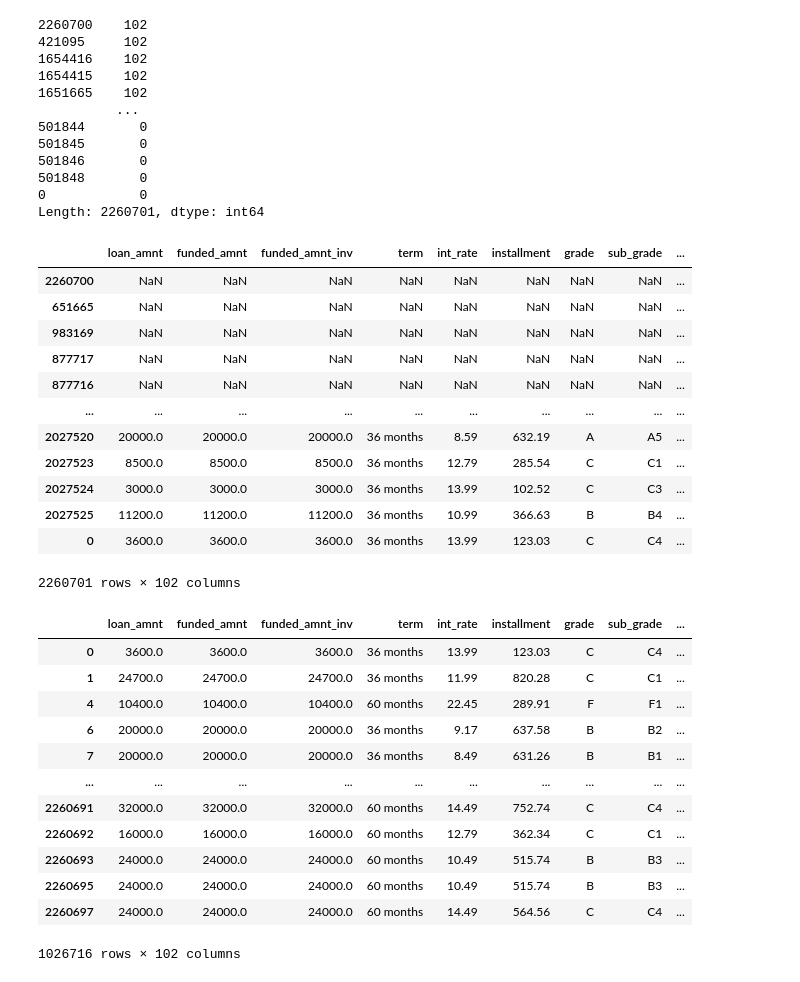
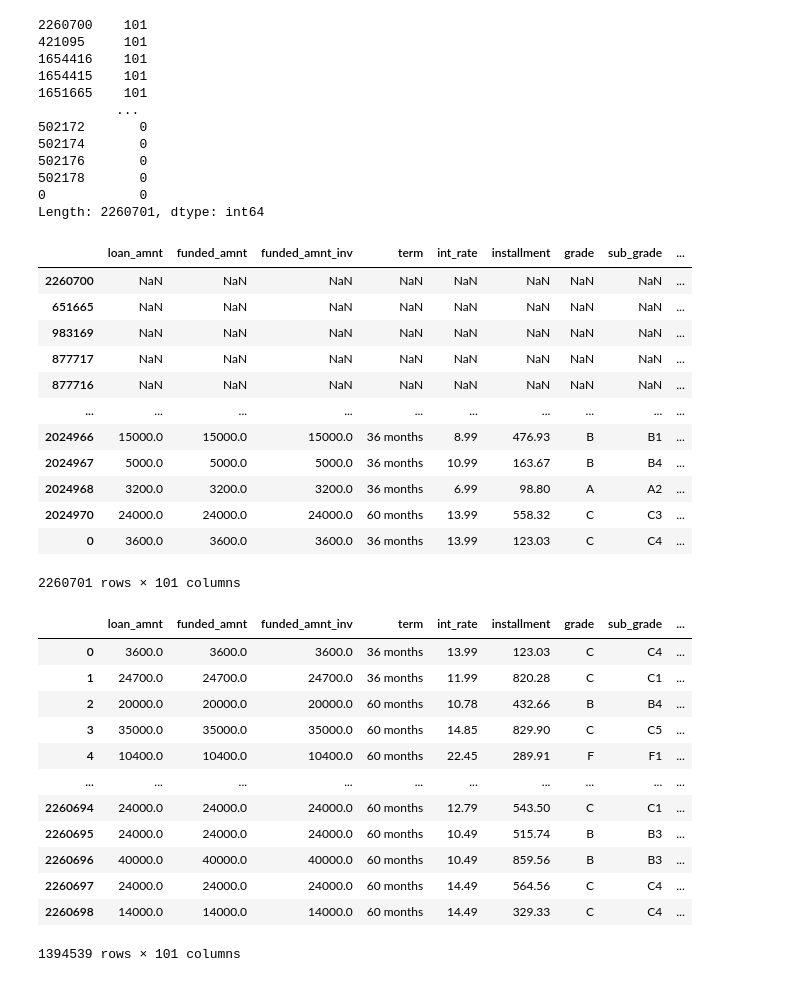
Before and after one commit to Zach-schwark/Honours-Research, a Jupyter notebook: Data/data_preprocessing.ipynb, the cells around one changed output. Drawn from its saved outputs; the diff is of its cells as text; code cells hidden in the pictures.

Commit message:
-remove loan_status=current -add rows where missing values less than 12

```diff
--- a/Data/data_preprocessing.ipynb
+++ b/Data/data_preprocessing.ipynb
@@ -11,7 +11,7 @@ data = data.drop(['id', 'member_id', 'settlement_term','settlement_percentage',
            'hardship_loan_status', 'hardship_dpd', 'hardship_length','payment_plan_start_date','hardship_end_date', 'hardship_start_date', 'hardship_amount', 'deferral_term', 'hardship_status', 'hardship_reason', 'hardship_type',
            'sec_app_mths_since_last_major_derog', 'sec_app_collections_12_mths_ex_med', 'sec_app_chargeoff_within_12_mths', 'sec_app_num_rev_accts', 'sec_app_open_act_il', 'sec_app_revol_util', 'sec_app_open_acc', 'sec_app_mort_acc',
            'sec_app_inq_last_6mths', 'sec_app_earliest_cr_line', 'sec_app_fico_range_high', 'sec_app_fico_range_low', 'verification_status_joint', 'dti_joint', 'annual_inc_joint', 'desc', 'url', 'revol_bal_joint','mths_since_last_record', 'mths_since_recent_bc_dlq', 'mths_since_last_major_derog', 'mths_since_recent_revol_delinq', 'next_pymnt_d',
-           'il_util', 'mths_since_rcnt_il','mths_since_last_delinq', 'zip_code' ], axis=1)
+           'il_util', 'mths_since_rcnt_il','mths_since_last_delinq', 'zip_code', 'last_pymnt_d' ], axis=1)
 
 #data = data.dropna()
 #data
@@ -25,6 +25,9 @@ data = data.drop(['id', 'member_id', 'settlement_term','settlement_percentage',
 
 # i removed zip codes since i couldnt categorize or group areas toghether, since the zip codes were obscured/sensored / hidden the original value
 
+# i removed 'last_payment_d' as i dont this its necessary and since iit would mostly apply to rows where loan status = current
+
+
 # idk what 'il_util' is but i removed it
 data.convert_dtypes()
 data.dtypes
@@ -100,16 +103,16 @@ sorted_df_rows = data.loc[missing_counts_rows.sort_values(ascending=False).index
 display(missing_counts_rows)
 display(sorted_df_rows)
 # %% [output]
-2260700    102
-421095     102
-1654416    102
-1654415    102
-1651665    102
+2260700    101
+421095     101
+1654416    101
+1654415    101
+1651665    101
           ...
-501844       0
-501845       0
-501846       0
-501848       0
+502172       0
+502174       0
+502176       0
+502178       0
 0            0
 Length: 2260701, dtype: int64
 |  | loan_amnt | funded_amnt | funded_amnt_inv | term | int_rate | installment | grade | sub_grade | ... |
@@ -119,29 +122,29 @@ Length: 2260701, dtype: int64
 | 877717 | NaN | NaN | NaN | NaN | NaN | NaN | NaN | NaN | ... |
 | 877716 | NaN | NaN | NaN | NaN | NaN | NaN | NaN | NaN | ... |
 | ... | ... | ... | ... | ... | ... | ... | ... | ... | ... |
-| 2027520 | 20000.0 | 20000.0 | 20000.0 | 36 months | 8.59 | 632.19 | A | A5 | ... |
-| 2027523 | 8500.0 | 8500.0 | 8500.0 | 36 months | 12.79 | 285.54 | C | C1 | ... |
-| 2027524 | 3000.0 | 3000.0 | 3000.0 | 36 months | 13.99 | 102.52 | C | C3 | ... |
-| 2027525 | 11200.0 | 11200.0 | 11200.0 | 36 months | 10.99 | 366.63 | B | B4 | ... |
+| 2024966 | 15000.0 | 15000.0 | 15000.0 | 36 months | 8.99 | 476.93 | B | B1 | ... |
+| 2024967 | 5000.0 | 5000.0 | 5000.0 | 36 months | 10.99 | 163.67 | B | B4 | ... |
+| 2024968 | 3200.0 | 3200.0 | 3200.0 | 36 months | 6.99 | 98.80 | A | A2 | ... |
+| 2024970 | 24000.0 | 24000.0 | 24000.0 | 60 months | 13.99 | 558.32 | C | C3 | ... |
 | 0 | 3600.0 | 3600.0 | 3600.0 | 36 months | 13.99 | 123.03 | C | C4 | ... |
-2260701 rows × 102 columns
+2260701 rows × 101 columns
 # %%
-data_droppedna = data.dropna()
+data_droppedna = data.dropna(thresh=90)
 display(data_droppedna)
 # %% [output]
 |  | loan_amnt | funded_amnt | funded_amnt_inv | term | int_rate | installment | grade | sub_grade | ... |
 | 0 | 3600.0 | 3600.0 | 3600.0 | 36 months | 13.99 | 123.03 | C | C4 | ... |
 | 1 | 24700.0 | 24700.0 | 24700.0 | 36 months | 11.99 | 820.28 | C | C1 | ... |
+| 2 | 20000.0 | 20000.0 | 20000.0 | 60 months | 10.78 | 432.66 | B | B4 | ... |
+| 3 | 35000.0 | 35000.0 | 35000.0 | 60 months | 14.85 | 829.90 | C | C5 | ... |
 | 4 | 10400.0 | 10400.0 | 10400.0 | 60 months | 22.45 | 289.91 | F | F1 | ... |
-| 6 | 20000.0 | 20000.0 | 20000.0 | 36 months | 9.17 | 637.58 | B | B2 | ... |
-| 7 | 20000.0 | 20000.0 | 20000.0 | 36 months | 8.49 | 631.26 | B | B1 | ... |
 | ... | ... | ... | ... | ... | ... | ... | ... | ... | ... |
-| 2260691 | 32000.0 | 32000.0 | 32000.0 | 60 months | 14.49 | 752.74 | C | C4 | ... |
-| 2260692 | 16000.0 | 16000.0 | 16000.0 | 60 months | 12.79 | 362.34 | C | C1 | ... |
-| 2260693 | 24000.0 | 24000.0 | 24000.0 | 60 months | 10.49 | 515.74 | B | B3 | ... |
+| 2260694 | 24000.0 | 24000.0 | 24000.0 | 60 months | 12.79 | 543.50 | C | C1 | ... |
 | 2260695 | 24000.0 | 24000.0 | 24000.0 | 60 months | 10.49 | 515.74 | B | B3 | ... |
+| 2260696 | 40000.0 | 40000.0 | 40000.0 | 60 months | 10.49 | 859.56 | B | B3 | ... |
 | 2260697 | 24000.0 | 24000.0 | 24000.0 | 60 months | 14.49 | 564.56 | C | C4 | ... |
+| 2260698 | 14000.0 | 14000.0 | 14000.0 | 60 months | 14.49 | 329.33 | C | C4 | ... |
-1026716 rows × 102 columns
+1394539 rows × 101 columns
 # %%
 
 # apply normalization techniques
```
Also changed, not shown: parts of 4 cells of this notebook.
